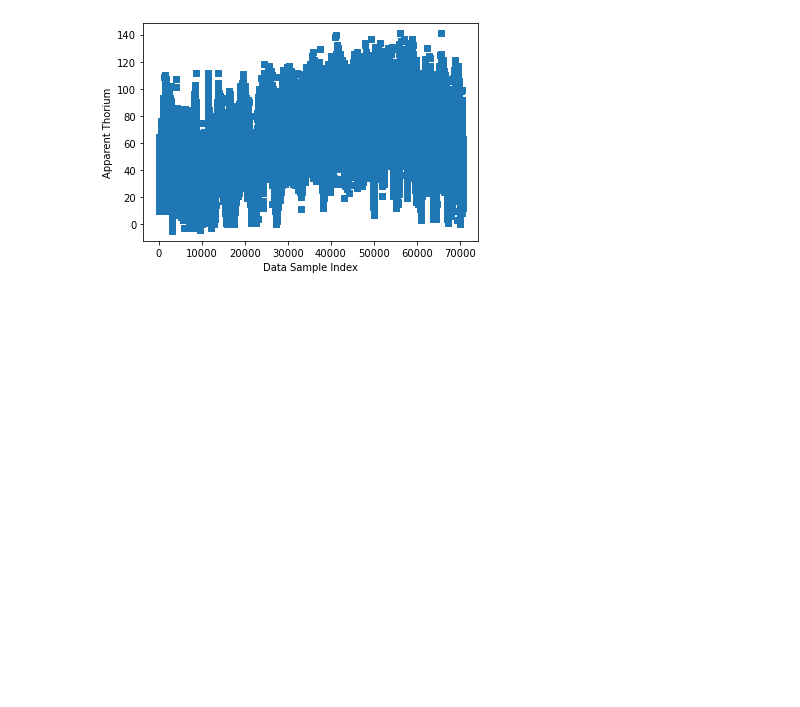
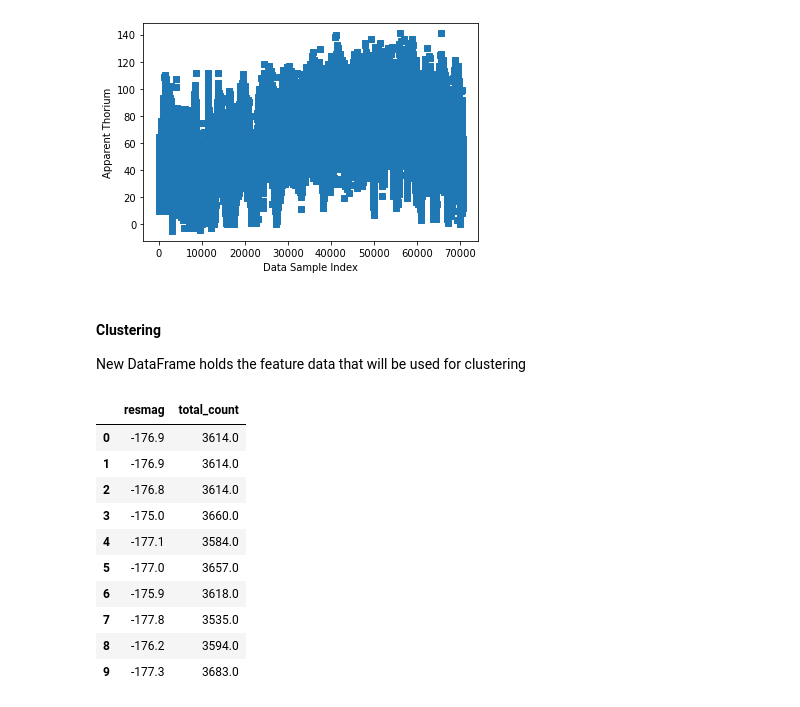
Before and after one commit to malbert131/FRI_Group_4_Project, a Jupyter notebook: main.ipynb, the cells around one changed output. Saved outputs shown, nothing was run; the diff lists cells and outputs as text; code cells hidden in the pictures; blank space fills up the shorter version.

Commit message:
organized clustering data into a new DataFrame

```diff
--- a/main.ipynb
+++ b/main.ipynb
@@ -193,3 +193,26 @@ plt.ylabel("Apparent Thorium") # y-axis label
 plt.show()
 # %% [output]
 [figure]
+# %% [markdown]
+#### Clustering
+
+New DataFrame holds the feature data that will be used for clustering
+# %%
+resmag_data_column = mag_DataFrame.loc[:, ["resmag"]]
+rad_count_column = rad_DataFrame.loc[range(len(resmag_data_column)), "total_count"]
+
+clustering_DataFrame = pd.concat([resmag_data_column, rad_count_column], axis=1)
+# %%
+clustering_DataFrame.head(10)
+# %% [output]
+|  | resmag | total_count |
+| 0 | -176.9 | 3614.0 |
+| 1 | -176.9 | 3614.0 |
+| 2 | -176.8 | 3614.0 |
+| 3 | -175.0 | 3660.0 |
+| 4 | -177.1 | 3584.0 |
+| 5 | -177.0 | 3657.0 |
+| 6 | -175.9 | 3618.0 |
+| 7 | -177.8 | 3535.0 |
+| 8 | -176.2 | 3594.0 |
+| 9 | -177.3 | 3683.0 |
```
